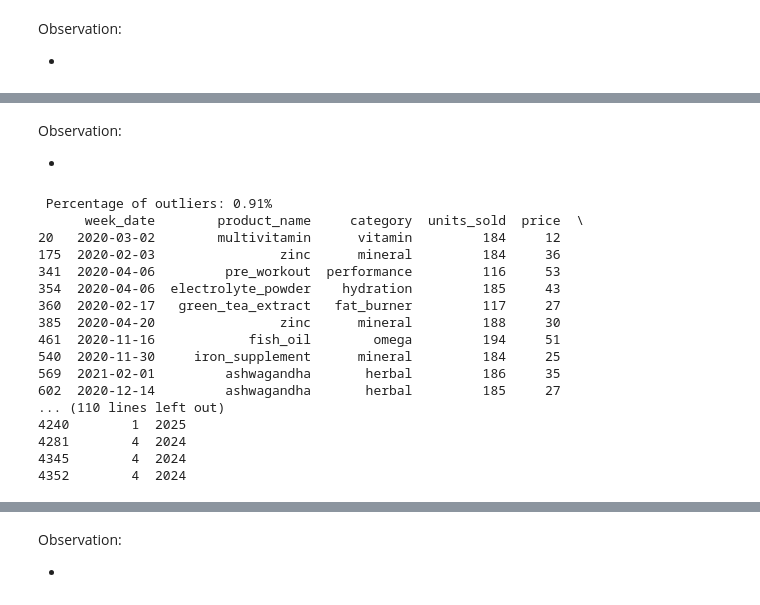
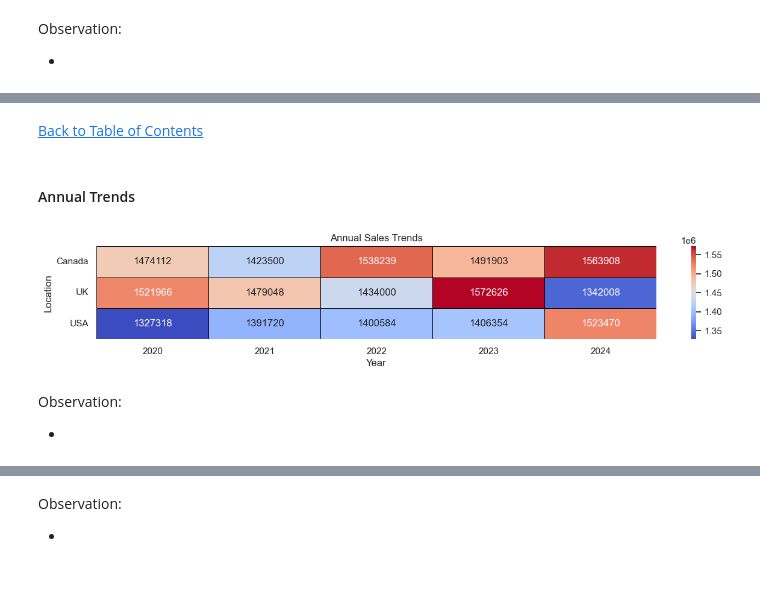
Before and after one commit to jasondo-da/Nutritional_Products_Sales_Breakdown, a Jupyter notebook: supplement_sales_analysis.ipynb, the cells around one changed output, grey strips where cells are left out. Saved outputs shown, nothing was run; the diff lists cells and outputs as text; code cells hidden in the pictures.

```diff
--- a/supplement_sales_analysis.ipynb
+++ b/supplement_sales_analysis.ipynb
@@ -190,36 +233,31 @@ Min units returned: 0
+# %% [markdown]
+[Back to Table of Contents](#back)
+# %% [markdown]
+#### Annual Trends
+# %%
+# Setting figure size for graphs
+plt.figure(figsize=(15, 2))
+
+# Creating and plotting a pivot table of monthly sales per year
+yearly_trends = df_full.pivot_table(index='location',
+                                    columns='year',
+                                    values='total_revenue',
+                                    aggfunc='sum')
+# Creating a heatmap for the pivot table data
+ax = sns.heatmap(yearly_trends,
+                 cmap='coolwarm',
+                 annot=True,
+                 fmt='.0f',
+                 linewidths=.5,
+                 linecolor='black')
+ax.set_title('Annual Sales Trends')
+ax.set_xlabel('Year')
+ax.set_ylabel('Location')
+ax.set_yticklabels(['Canada', 'UK', 'USA'], rotation=360)
+plt.show()
+# %% [output]
+[figure, added]
 # %% [markdown]
 Observation:
 
 -
-# %%
-# Calculating percentiles and interquartile range
-q1 = df['units_sold'].quantile(0.25)
-q3 = df['units_sold'].quantile(0.75)
-iqr = q3 - q1
-
-# Calculating upper and lower limit
-lower = q1 - 1.5 * iqr
-upper = q3 + 1.5 * iqr
-
-# Filtering for outliers
-outliers = df[(df['units_sold'] < lower) | (df['units_sold'] > upper)]
-print(f' Percentage of outliers: {round(((len(outliers) / len(df)) * 100), 2)}%')
-print(outliers)
-# %% [output]
- Percentage of outliers: 0.91%
-      week_date        product_name     category  units_sold  price  \
-20   2020-03-02        multivitamin      vitamin         184     12
-175  2020-02-03                zinc      mineral         184     36
-341  2020-04-06         pre_workout  performance         116     53
-354  2020-04-06  electrolyte_powder    hydration         185     43
-360  2020-02-17   green_tea_extract   fat_burner         117     27
-385  2020-04-20                zinc      mineral         188     30
-461  2020-11-16            fish_oil        omega         194     51
-540  2020-11-30     iron_supplement      mineral         184     25
-569  2021-02-01         ashwagandha       herbal         186     35
-602  2020-12-14         ashwagandha       herbal         185     27
-... (110 lines left out)
-4240        1  2025
-4281        4  2024
-4345        4  2024
-4352        4  2024
```
Also changed, not shown: parts of 32 cells of this notebook.
